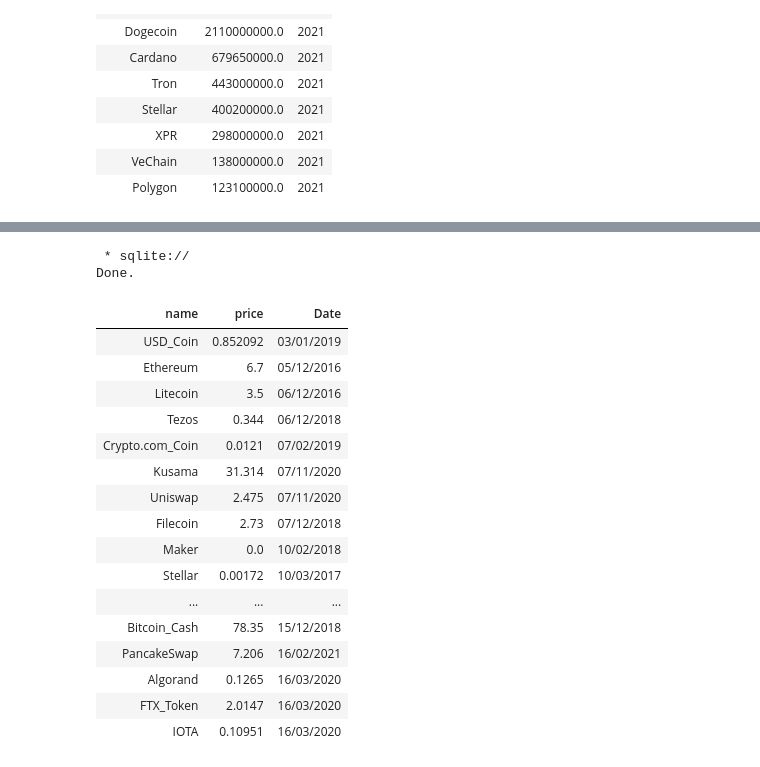
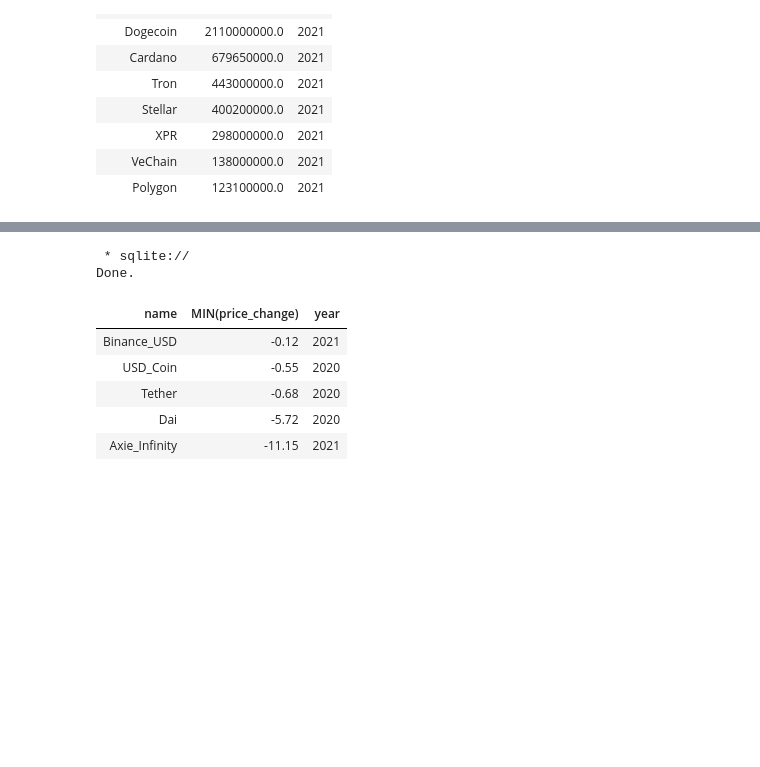
Before and after one commit to Eswa2020/crypto_analysis, a Jupyter notebook: cryptocurrencies_2sql_python.ipynb, the cells around one changed output, grey strips where cells are left out. Drawn from its saved outputs; the diff is of its cells as text; code cells hidden in the pictures; blank space fills up the shorter version.

```diff
--- a/cryptocurrencies_2sql_python.ipynb
+++ b/cryptocurrencies_2sql_python.ipynb
@@ -130,7 +142,7 @@ crypto['Month'] = pd.DatetimeIndex(crypto['Date']).month
 #this helps in analysis
 crypto['year'] = pd.DatetimeIndex(crypto['Date']).year
 # %%
-crypto.rename(columns = {'Price':'price','Currency_Name':'name','Vol.':'volume'}, inplace = True)
+crypto.rename(columns = {'Price':'price','Currency_Name':'name','Vol.':'volume','Change %':'price_change'}, inplace = True)
 # %%
 crypto.info()
 # %% [output]
@@ -310,29 +362,19 @@ Done.
 # %%
 %%sql
-SELECT Currency_Name AS name,
-        MIN(Price) AS price,
-        Date
+SELECT name,
+        MIN(price_change),
+        year
 FROM crypto_2
-GROUP BY Currency_Name
-ORDER BY Date ASC
-LIMIT 25;
+WHERE year>=2020
+GROUP BY name
+ORDER BY price_change DESC
+LIMIT 5;
 # %% [output]
  * sqlite://
 Done.
-| name | price | Date |
-| USD_Coin | 0.852092 | 03/01/2019 |
-| Ethereum | 6.7 | 05/12/2016 |
-| Litecoin | 3.5 | 06/12/2016 |
-| Tezos | 0.344 | 06/12/2018 |
-| Crypto.com_Coin | 0.0121 | 07/02/2019 |
-| Kusama | 31.314 | 07/11/2020 |
-| Uniswap | 2.475 | 07/11/2020 |
-| Filecoin | 2.73 | 07/12/2018 |
-| Maker | 0.0 | 10/02/2018 |
-| Stellar | 0.00172 | 10/03/2017 |
-| ... | ... | ... |
-| Bitcoin_Cash | 78.35 | 15/12/2018 |
-| PancakeSwap | 7.206 | 16/02/2021 |
-| Algorand | 0.1265 | 16/03/2020 |
-| FTX_Token | 2.0147 | 16/03/2020 |
-| IOTA | 0.10951 | 16/03/2020 |
+| name | MIN(price_change) | year |
+| Binance_USD | -0.12 | 2021 |
+| USD_Coin | -0.55 | 2020 |
+| Tether | -0.68 | 2020 |
+| Dai | -5.72 | 2020 |
+| Axie_Infinity | -11.15 | 2021 |
```
Also changed, not shown: parts of 25 cells of this notebook.
